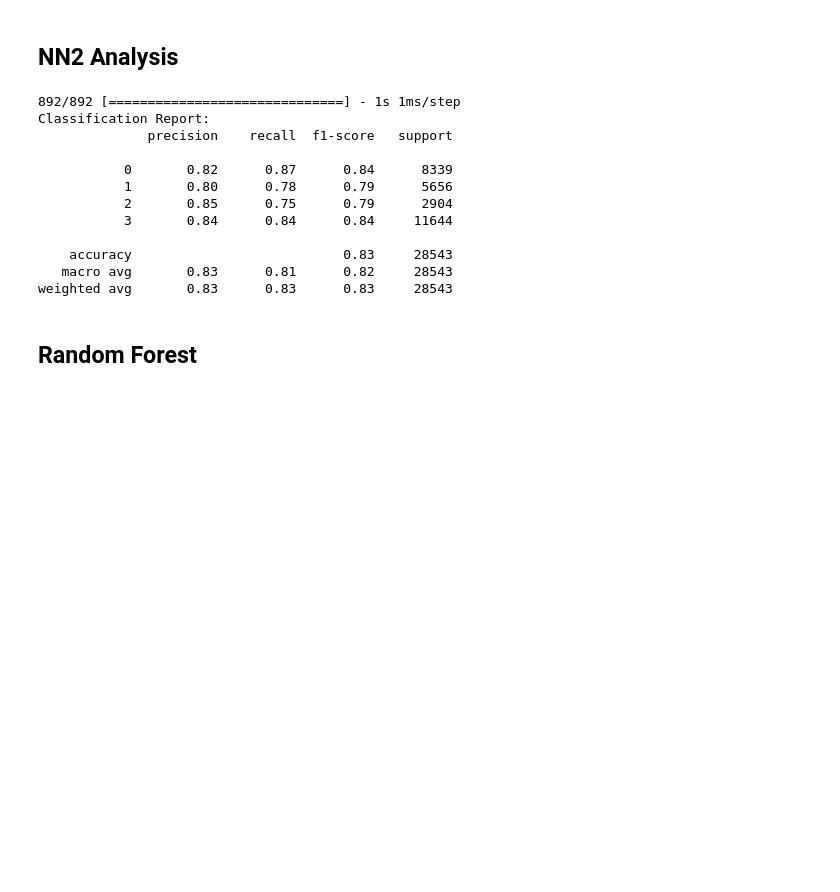
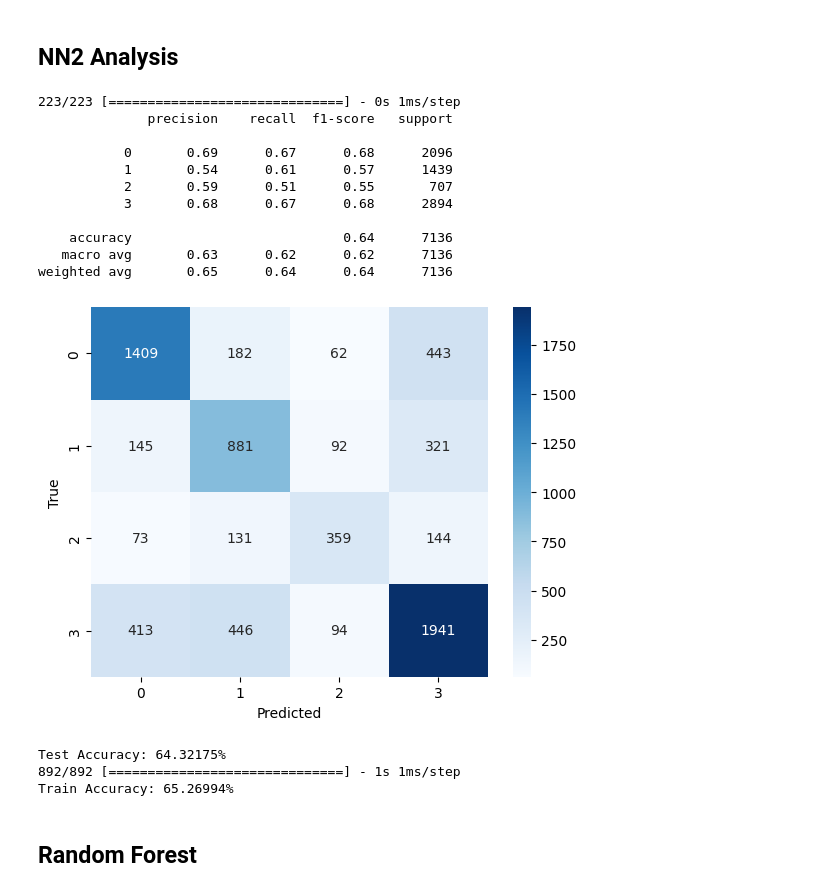
Before and after one commit to WeichenZhang89/ecs-171-ecs, a Jupyter notebook: Improved ML model.ipynb, the cells around one changed output. Drawn from its saved outputs; the diff is of its cells as text; code cells hidden in the pictures; blank space fills up the shorter version.

```diff
--- a/Improved ML model.ipynb
+++ b/Improved ML model.ipynb
@@ -200,44 +198,38 @@ Epoch 100/100
 # %% [markdown]
 ## NN2 Analysis
 # %%
-y_pred = nn2.predict(scale_xTrain)
-y_pred_classes = np.argmax(y_pred, axis=1)
-print("Classification Report:")
-print(classification_report(yTrain, y_pred_classes))
+nn2 = load_model('nn2.h5')
+y_predict = np.argmax(nn2.predict(scale_xTest), axis=1)
 
-plt.figure(figsize=(12, 5))
+print(classification_report(yTest, y_predict))
 
-plt.subplot(1, 2, 1)
-plt.plot(history.history['accuracy'], label='Training Accuracy')
-plt.plot(history.history['val_accuracy'], label='Validation Accuracy')
-plt.title('Training and Validation Accuracy')
-plt.xlabel('Epoch')
-plt.ylabel('Accuracy')
-plt.legend()
+cf = confusion_matrix(yTest, y_predict)
+sns.heatmap(cf, annot=True, fmt='d', cmap='Blues')
+plt.xlabel('Predicted')
+plt.ylabel('True')
+plt.show()
+nn2_test_accuracy = accuracy_score(yTest, y_predict)
+print(f"Test Accuracy: {nn2_test_accuracy * 100:.5f}%")
 
-plt.subplot(1, 2, 2)
-plt.plot(history.history['loss'], label='Training Loss')
-plt.plot(history.history['val_loss'], label='Validation Loss')
-plt.title('Training and Validation Loss')
-plt.xlabel('Epoch')
-plt.ylabel('Loss')
-plt.legend()
-
-plt.tight_layout()
-plt.show()
+y_predict = np.argmax(nn2.predict(scale_xTrain), axis=1)
+nn2_train_accuracy = accuracy_score(yTrain, y_predict)
+print(f"Train Accuracy: {nn2_train_accuracy * 100:.5f}%")
 # %% [output]
-892/892 [==============================] - 1s 1ms/step
-Classification Report:
+223/223 [==============================] - 0s 1ms/step
               precision    recall  f1-score   support
 
-           0       0.82      0.87      0.84      8339
-           1       0.80      0.78      0.79      5656
-           2       0.85      0.75      0.79      2904
-           3       0.84      0.84      0.84     11644
+           0       0.69      0.67      0.68      2096
+           1       0.54      0.61      0.57      1439
+           2       0.59      0.51      0.55       707
+           3       0.68      0.67      0.68      2894
 
-    accuracy                           0.83     28543
-   macro avg       0.83      0.81      0.82     28543
-weighted avg       0.83      0.83      0.83     28543
+    accuracy                           0.64      7136
+   macro avg       0.63      0.62      0.62      7136
+weighted avg       0.65      0.64      0.64      7136
+[figure, added]
+Test Accuracy: 64.32175%
+892/892 [==============================] - 1s 1ms/step
+Train Accuracy: 65.26994%
 # %% [markdown]
 ## Random Forest
 # %%
```
Also changed, not shown: parts of 10 cells of this notebook, 4 other files.
